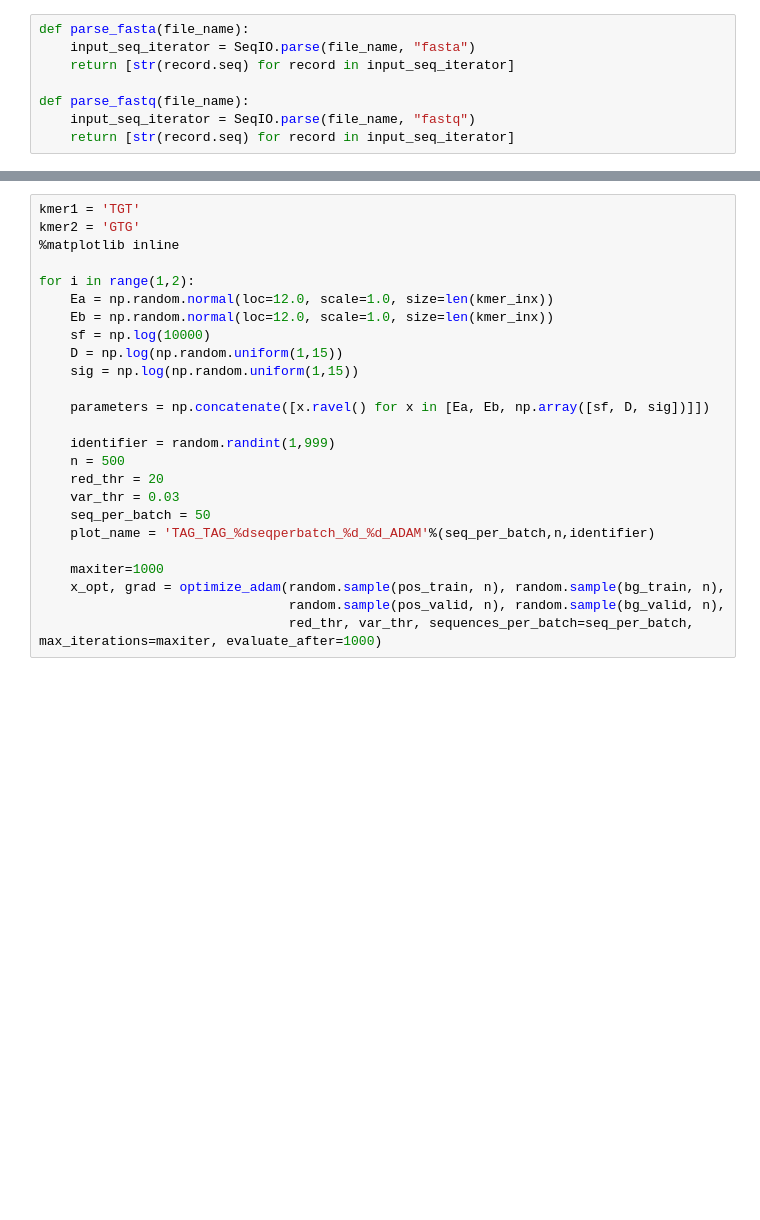
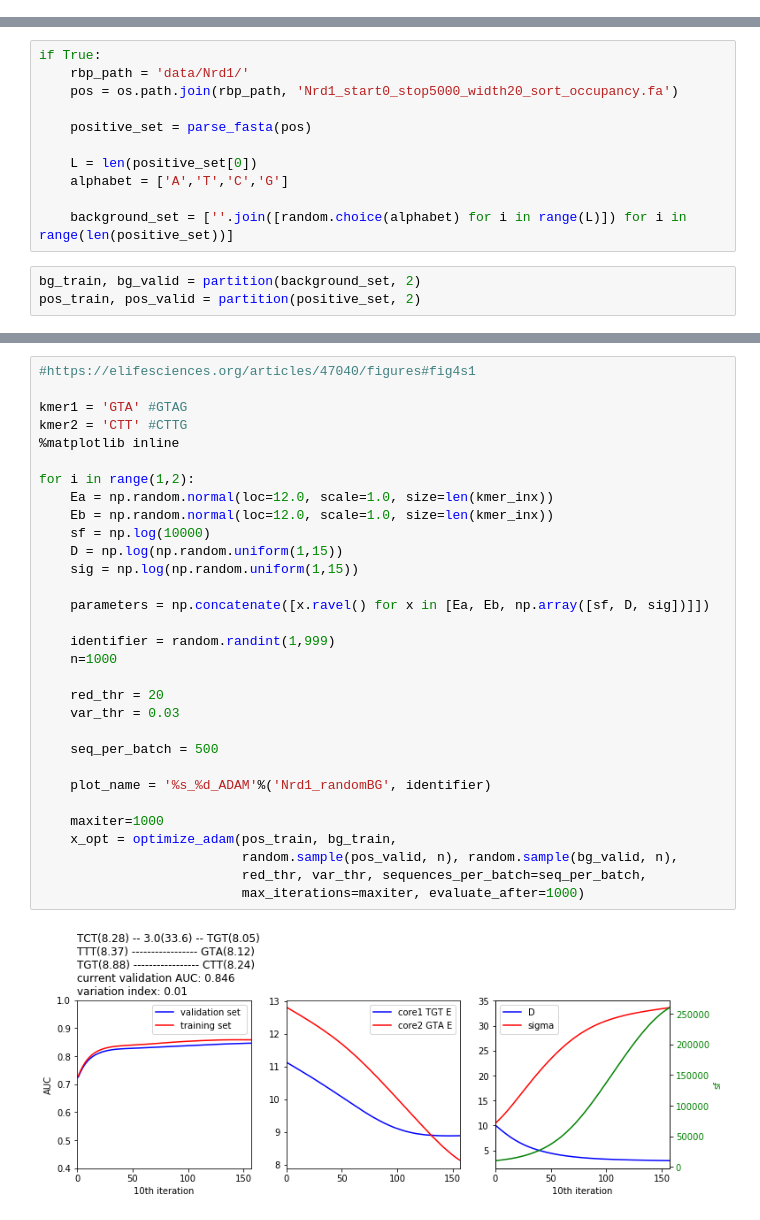
Before and after one commit to soedinglab/bipartite_motif_finder, a Jupyter notebook: gradient_descent_avx.ipynb, the cells around one changed output, grey strips where cells are left out. Cells and saved outputs as stored; diff of their text form; blank space fills up the shorter version.

```diff
--- a/gradient_descent_avx.ipynb
+++ b/gradient_descent_avx.ipynb
@@ -569,8 +14,0 @@ def optimize_adam(plus, bg, plus_valid, bg_valid, red_thr=10, var_thr=0.05,
-# %%
-def parse_fasta(file_name):
-    input_seq_iterator = SeqIO.parse(file_name, "fasta")
-    return [str(record.seq) for record in input_seq_iterator]
-
-def parse_fastq(file_name):
-    input_seq_iterator = SeqIO.parse(file_name, "fastq")
-    return [str(record.seq) for record in input_seq_iterator]
@@ -600 +64,15 @@ else:
+# %%
+if True:
+    rbp_path = 'data/Nrd1/'
+    pos = os.path.join(rbp_path, 'Nrd1_start0_stop5000_width20_sort_occupancy.fa')
+
+    positive_set = parse_fasta(pos)
+
+    L = len(positive_set[0])
+    alphabet = ['A','T','C','G']
+
+    background_set = [''.join([random.choice(alphabet) for i in range(L)]) for i in range(len(positive_set))]
+# %%
+bg_train, bg_valid = partition(background_set, 2)
+pos_train, pos_valid = partition(positive_set, 2)
 # %% [markdown]
@@ -602,25 +80,33 @@ else:
 # %%
-kmer1 = 'TGT'
-kmer2 = 'GTG'
+#https://elifesciences.org/articles/47040/figures#fig4s1
+
+kmer1 = 'GTA' #GTAG
+kmer2 = 'CTT' #CTTG
 %matplotlib inline
 
 for i in range(1,2):
     Ea = np.random.normal(loc=12.0, scale=1.0, size=len(kmer_inx))
     Eb = np.random.normal(loc=12.0, scale=1.0, size=len(kmer_inx))
     sf = np.log(10000)
     D = np.log(np.random.uniform(1,15))
     sig = np.log(np.random.uniform(1,15))
 
     parameters = np.concatenate([x.ravel() for x in [Ea, Eb, np.array([sf, D, sig])]])
 
     identifier = random.randint(1,999)
-    n = 500
+    n=1000
+
     red_thr = 20
     var_thr = 0.03
-    seq_per_batch = 50
-    plot_name = 'TAG_TAG_%dseqperbatch_%d_%d_ADAM'%(seq_per_batch,n,identifier)
+
+    seq_per_batch = 500
+
+    plot_name = '%s_%d_ADAM'%('Nrd1_randomBG', identifier)
 
     maxiter=1000
-    x_opt, grad = optimize_adam(random.sample(pos_train, n), random.sample(bg_train, n),
-                                random.sample(pos_valid, n), random.sample(bg_valid, n),
-                                red_thr, var_thr, sequences_per_batch=seq_per_batch, max_iterations=maxiter, evaluate_after=1000)
+    x_opt = optimize_adam(pos_train, bg_train,
+                          random.sample(pos_valid, n), random.sample(bg_valid, n),
+                          red_thr, var_thr, sequences_per_batch=seq_per_batch,
+                          max_iterations=maxiter, evaluate_after=1000)
+# %% [output]
+[figure, added]
```
Also changed, not shown: parts of 21 cells of this notebook.
